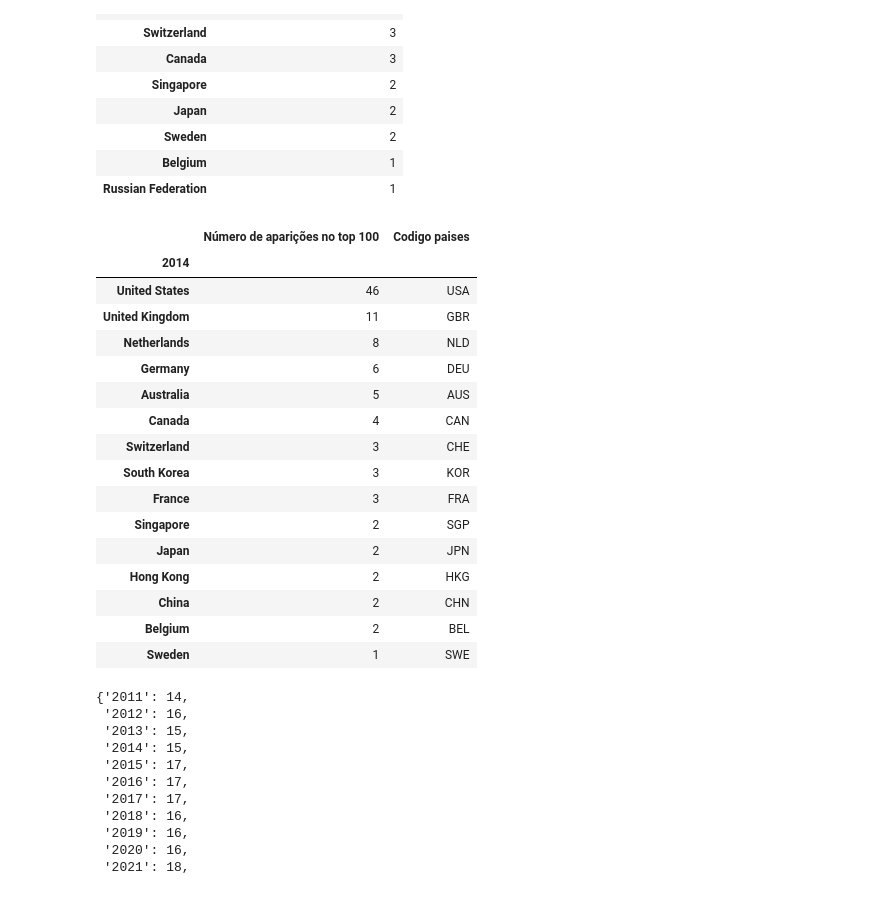
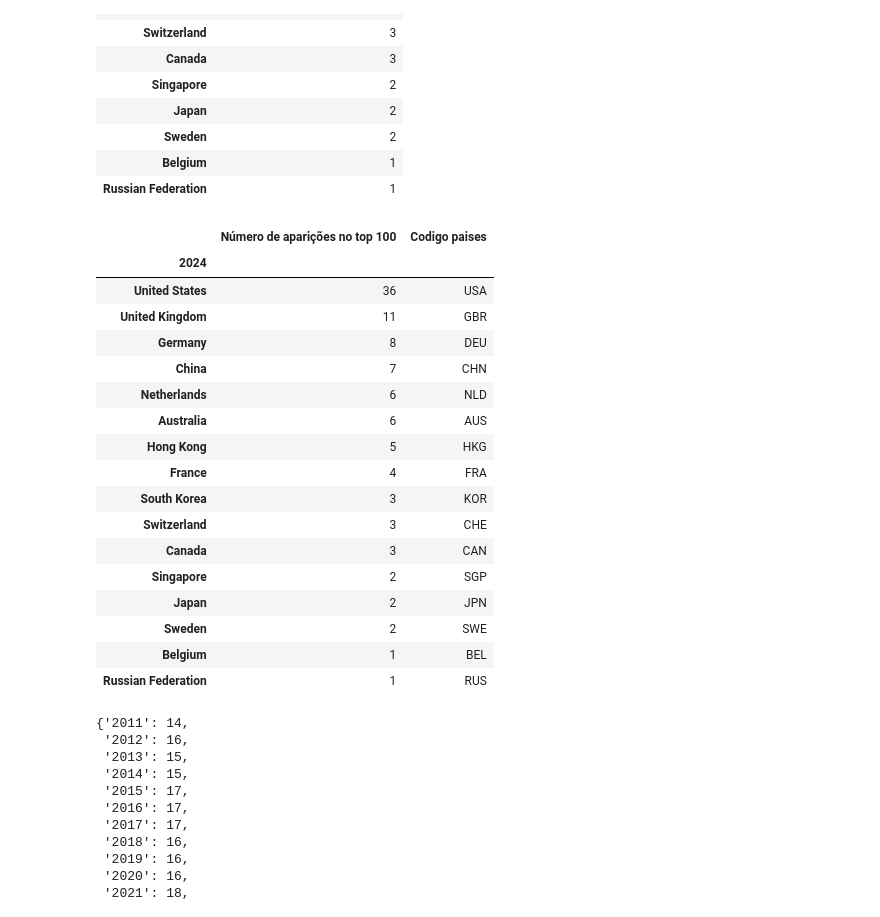
Before and after one commit to RodolfoPCruz/education_analysis, a Jupyter notebook: Times Higher Education/Times Higher Education.ipynb, the cells around one changed output. Cells and saved outputs as stored; diff of their text form; code cells hidden in the pictures.

```diff
--- a/Times Higher Education/Times Higher Education.ipynb
+++ b/Times Higher Education/Times Higher Education.ipynb
@@ -431,33 +431,34 @@ paises_top_100['2024']
 | Belgium | 1 |
 | Russian Federation | 1 |
 # %%
-paises_top_100_2024=paises_top_100['2014']
+paises_top_100_2024=paises_top_100['2024']
 #Criar coluna com código dos países para possibilitar a plotagem em mapa
 codigos=[]
 for nome_pais in paises_top_100_2024.index:
     try:
         codigos.append(pycountry.countries.get(name=nome_pais).alpha_3)
     except:
         codigos.append(None)
 paises_top_100_2024['Codigo paises']=codigos
 paises_top_100_2024.loc['South Korea','Codigo paises']='KOR'
 paises_top_100_2024
 # %% [output]
 |  | Número de aparições no top 100 | Codigo paises |
-| 2014 |  |  |
-| United States | 46 | USA |
+| 2024 |  |  |
+| United States | 36 | USA |
 | United Kingdom | 11 | GBR |
-| Netherlands | 8 | NLD |
-| Germany | 6 | DEU |
-| Australia | 5 | AUS |
-| Canada | 4 | CAN |
+| Germany | 8 | DEU |
+| China | 7 | CHN |
+| Netherlands | 6 | NLD |
+| Australia | 6 | AUS |
+| Hong Kong | 5 | HKG |
+| France | 4 | FRA |
+| South Korea | 3 | KOR |
 | Switzerland | 3 | CHE |
-| South Korea | 3 | KOR |
-| France | 3 | FRA |
+| Canada | 3 | CAN |
 | Singapore | 2 | SGP |
 | Japan | 2 | JPN |
-| Hong Kong | 2 | HKG |
-| China | 2 | CHN |
-| Belgium | 2 | BEL |
-| Sweden | 1 | SWE |
+| Sweden | 2 | SWE |
+| Belgium | 1 | BEL |
+| Russian Federation | 1 | RUS |
 # %%
```
Also changed, not shown: parts of 1 cell of this notebook, 1 other file.
